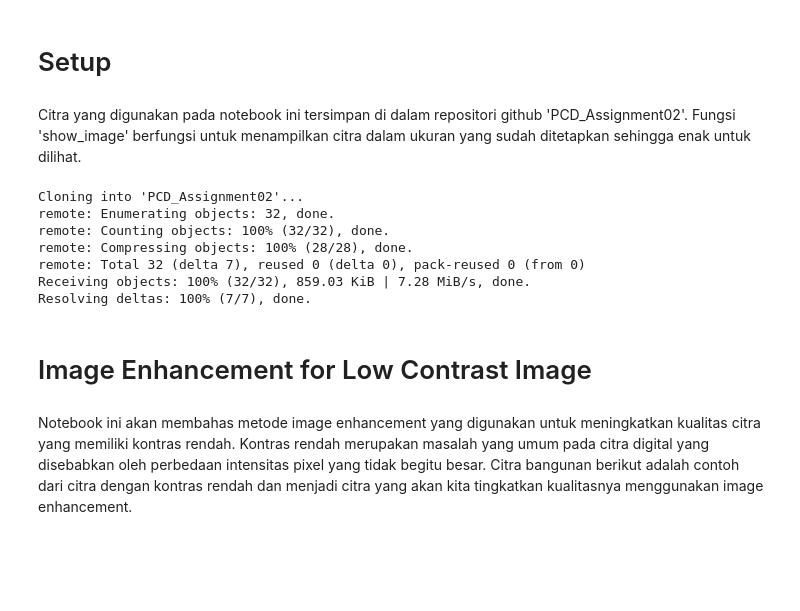
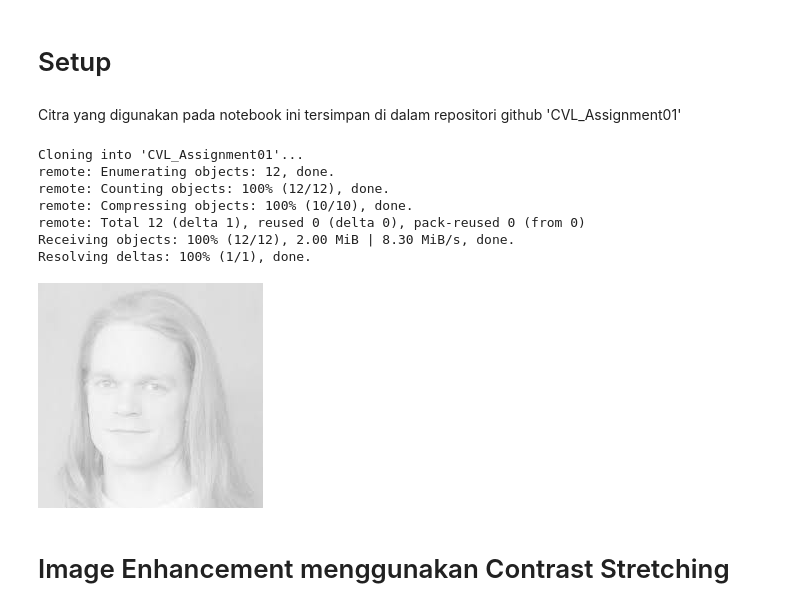
Before and after one commit to EarlyOcean/CVL_Assignment01, a Jupyter notebook: CVL_Assignment01.ipynb, the cells around one changed output. Saved outputs shown, nothing was run; the diff lists cells and outputs as text; code cells hidden in the pictures; blank space fills up the shorter version.

```diff
--- a/CVL_Assignment01.ipynb
+++ b/CVL_Assignment01.ipynb
@@ -3,30 +3,28 @@
 # %% [markdown]
 # Setup
 # %% [markdown]
-Citra yang digunakan pada notebook ini tersimpan di dalam repositori github 'PCD_Assignment02'. Fungsi 'show_image' berfungsi untuk menampilkan citra dalam ukuran yang sudah ditetapkan sehingga enak untuk dilihat.
+Citra yang digunakan pada notebook ini tersimpan di dalam repositori github 'CVL_Assignment01'
 # %%
 import cv2
 from google.colab.patches import cv2_imshow
 import numpy as np
 import matplotlib.pyplot as plt
 
-!rm -rf PCD_Assignment02
-!git clone https://github.com/EarlyOcean/PCD_Assignment02
-
-# all processed images will be displayed with this value
-display_width, display_height = 400, 300
-def show_image(image):
-  resized_image = cv2.resize(image, (display_width, display_height), interpolation=cv2.INTER_NEAREST)
-  cv2_imshow(resized_image)
+!rm -rf CVL_Assignment01
+!git clone https://github.com/EarlyOcean/CVL_Assignment01
 # %% [output]
-Cloning into 'PCD_Assignment02'...
-remote: Enumerating objects: 32, done.
-remote: Counting objects: 100% (32/32), done.
-remote: Compressing objects: 100% (28/28), done.
-remote: Total 32 (delta 7), reused 0 (delta 0), pack-reused 0 (from 0)
-Receiving objects: 100% (32/32), 859.03 KiB | 7.28 MiB/s, done.
-Resolving deltas: 100% (7/7), done.
+Cloning into 'CVL_Assignment01'...
+remote: Enumerating objects: 12, done.
+remote: Counting objects: 100% (12/12), done.
+remote: Compressing objects: 100% (10/10), done.
+remote: Total 12 (delta 1), reused 0 (delta 0), pack-reused 0 (from 0)
+Receiving objects: 100% (12/12), 2.00 MiB | 8.30 MiB/s, done.
+Resolving deltas: 100% (1/1), done.
+# %%
+original_img = cv2.cvtColor(cv2.imread("/content/CVL_Assignment01/low_contrast.jpeg"), cv2.COLOR_BGR2GRAY)
+
+cv2_imshow(original_img)
+# %% [output]
+[figure, added]
 # %% [markdown]
-# Image Enhancement for Low Contrast Image
+# Image Enhancement menggunakan Contrast Stretching
-# %% [markdown]
-Notebook ini akan membahas metode image enhancement yang digunakan untuk meningkatkan kualitas citra yang memiliki kontras rendah. Kontras rendah merupakan masalah yang umum pada citra digital yang disebabkan oleh perbedaan intensitas pixel yang tidak begitu besar. Citra bangunan berikut adalah contoh dari citra dengan kontras rendah dan menjadi citra yang akan kita tingkatkan kualitasnya menggunakan image enhancement.
```
Also changed, not shown: parts of 17 cells of this notebook.
